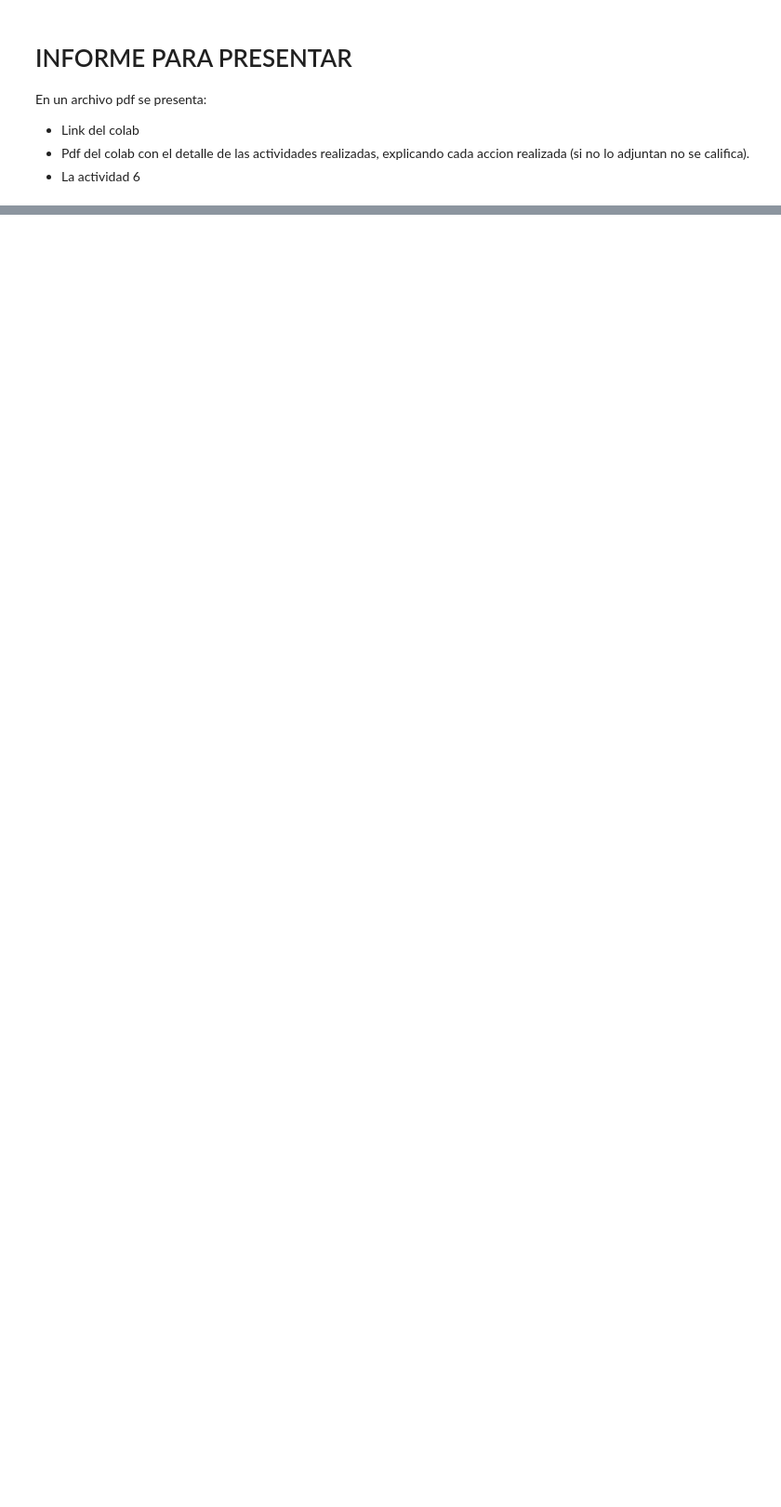
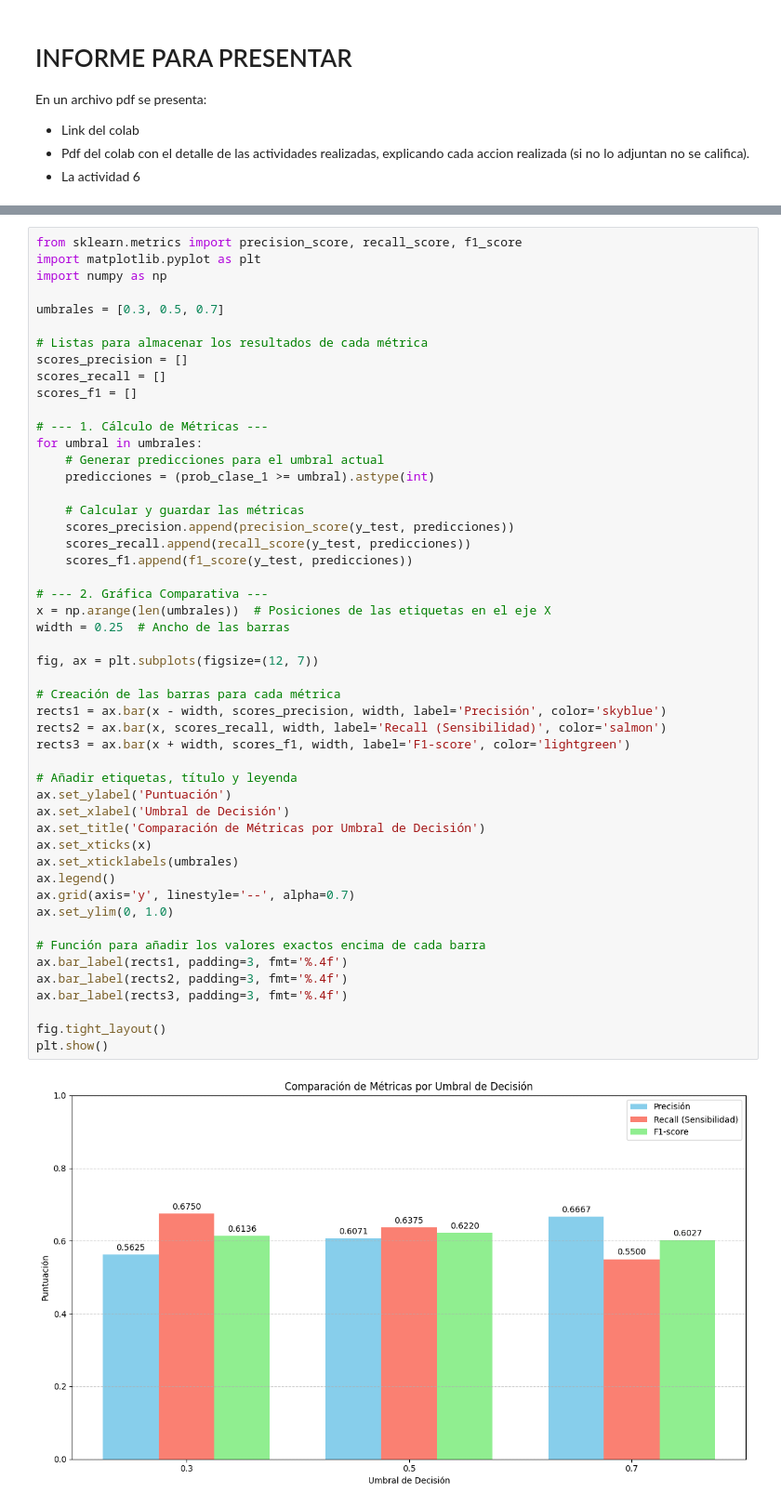
Before and after one commit to darickpb/AILabs-Lab05, a Jupyter notebook: Lab05_LR.ipynb, the cells around one changed output, grey strips where cells are left out. Shown at 93% size. Cells and saved outputs as stored; diff of their text form; blank space fills up the shorter version.

```diff
--- a/Lab05_LR.ipynb
+++ b/Lab05_LR.ipynb
@@ -555,0 +756,52 @@ En un archivo pdf se presenta:
+# %%
+from sklearn.metrics import precision_score, recall_score, f1_score
+import matplotlib.pyplot as plt
+import numpy as np
+
+umbrales = [0.3, 0.5, 0.7]
+
+# Listas para almacenar los resultados de cada métrica
+scores_precision = []
+scores_recall = []
+scores_f1 = []
+
+# --- 1. Cálculo de Métricas ---
+for umbral in umbrales:
+    # Generar predicciones para el umbral actual
+    predicciones = (prob_clase_1 >= umbral).astype(int)
+
+    # Calcular y guardar las métricas
+    scores_precision.append(precision_score(y_test, predicciones))
+    scores_recall.append(recall_score(y_test, predicciones))
+    scores_f1.append(f1_score(y_test, predicciones))
+
+# --- 2. Gráfica Comparativa ---
+x = np.arange(len(umbrales))  # Posiciones de las etiquetas en el eje X
+width = 0.25  # Ancho de las barras
+
+fig, ax = plt.subplots(figsize=(12, 7))
+
+# Creación de las barras para cada métrica
+rects1 = ax.bar(x - width, scores_precision, width, label='Precisión', color='skyblue')
+rects2 = ax.bar(x, scores_recall, width, label='Recall (Sensibilidad)', color='salmon')
+rects3 = ax.bar(x + width, scores_f1, width, label='F1-score', color='lightgreen')
+
+# Añadir etiquetas, título y leyenda
+ax.set_ylabel('Puntuación')
+ax.set_xlabel('Umbral de Decisión')
+ax.set_title('Comparación de Métricas por Umbral de Decisión')
+ax.set_xticks(x)
+ax.set_xticklabels(umbrales)
+ax.legend()
+ax.grid(axis='y', linestyle='--', alpha=0.7)
+ax.set_ylim(0, 1.0)
+
+# Función para añadir los valores exactos encima de cada barra
+ax.bar_label(rects1, padding=3, fmt='%.4f')
+ax.bar_label(rects2, padding=3, fmt='%.4f')
+ax.bar_label(rects3, padding=3, fmt='%.4f')
+
+fig.tight_layout()
+plt.show()
+# %% [output]
+[figure, added]
```
Also changed, not shown: parts of 17 cells of this notebook.
